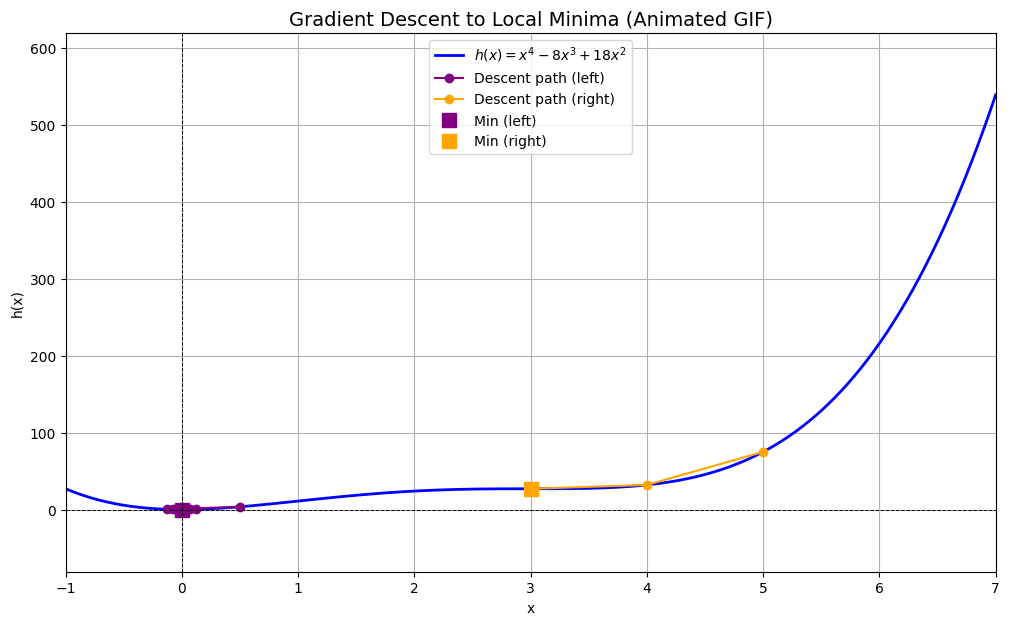
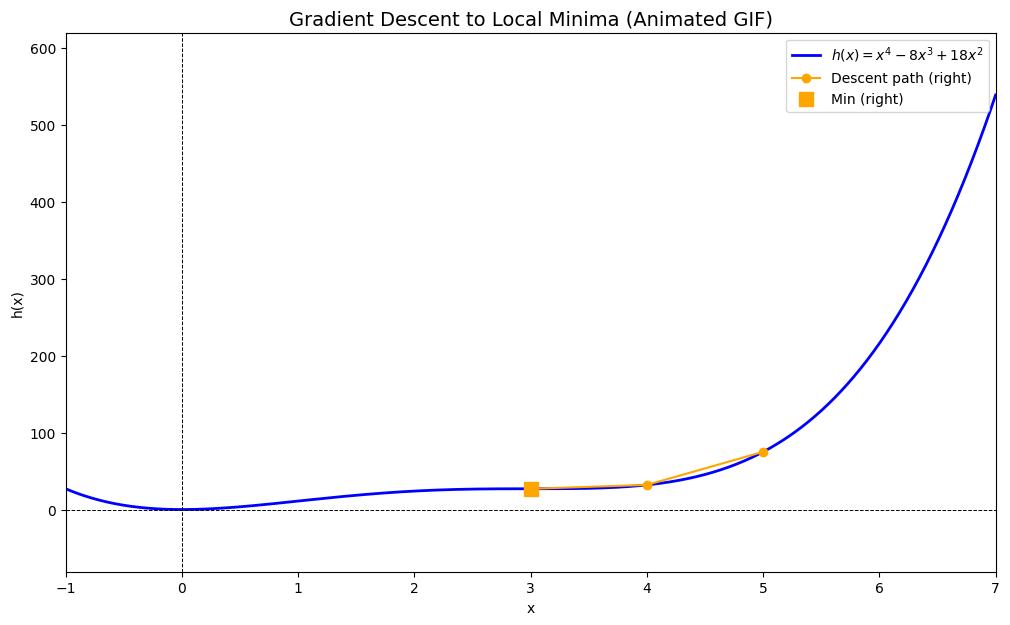
The notebook cell's code change between the first figure and the second:
--- before
+++ after
@@ -54,7 +54,7 @@
 fig, ax = plt.subplots(figsize=(12, 7))
 ax.plot(x_vals_valid, y_vals_valid, label=r"$h(x) = x^4 - 8x^3 + 18x^2$", color='blue', linewidth=2)
-point_left, = ax.plot([], [], 'o-', color='purple', label='Descent path (left)', markersize=6)
+# point_left, = ax.plot([], [], 'o-', color='purple', label='Descent path (left)', markersize=6)
 point_right, = ax.plot([], [], 'o-', color='orange', label='Descent path (right)', markersize=6)
-final_min_left, = ax.plot([], [], 's', color='purple', markersize=10, label='Min (left)')
+# final_min_left, = ax.plot([], [], 's', color='purple', markersize=10, label='Min (left)')
 final_min_right, = ax.plot([], [], 's', color='orange', markersize=10, label='Min (right)')
 
@@ -64,5 +64,5 @@
 ax.set_xlabel("x")
 ax.set_ylabel("h(x)")
-ax.grid(True)
+# ax.grid(True)
 ax.legend()
 ax.set_xlim(-1, 7)
@@ -76,19 +76,21 @@
 # Animation update function
 def update(frame):
-    if frame < len(path_left):
-        x_left = path_left[:frame+1]
-        y_left = y_path_left[:frame+1]
-        point_left.set_data(x_left, y_left)
+    # if frame < len(path_left):
+    #     x_left = path_left[:frame+1]
+    #     y_left = y_path_left[:frame+1]
+    #     point_left.set_data(x_left, y_left)
     if frame < len(path_right):
         x_right = path_right[:frame+1]
         y_right = y_path_right[:frame+1]
         point_right.set_data(x_right, y_right)
-    if frame == len(path_left)-1:
-        final_min_left.set_data([path_left[-1]], [y_path_left[-1]])
+    # if frame == len(path_left)-1:
+    #     final_min_left.set_data([path_left[-1]], [y_path_left[-1]])
     if frame == len(path_right)-1:
         final_min_right.set_data([path_right[-1]], [y_path_right[-1]])
-    return point_left, point_right, final_min_left, final_min_right
+    # return point_left, point_right, final_min_left, final_min_right
+    return point_right, final_min_right
 
-total_frames = max(len(path_left), len(path_right))
+# total_frames = max(len(path_left), len(path_right))
+total_frames = len(path_right)
 
 ani = animation.FuncAnimation(fig, update, frames=total_frames, interval=600, blit=True)
@@ -99,6 +101,6 @@
 plt.show()
 
-# Print final points
-print("Final points after gradient descent:")
-print(f"  From left:  x = {path_left[-1]:.4f}, h(x) = {h_lambd(path_left[-1]):.4f}")
-print(f"  From right: x = {path_right[-1]:.4f}, h(x) = {h_lambd(path_right[-1]):.4f}")
+# # Print final points
+# print("Final points after gradient descent:")
+# print(f"  From left:  x = {path_left[-1]:.4f}, h(x) = {h_lambd(path_left[-1]):.4f}")
+# print(f"  From right: x = {path_right[-1]:.4f}, h(x) = {h_lambd(path_right[-1]):.4f}")

Commit: Add N-K sequential scripts